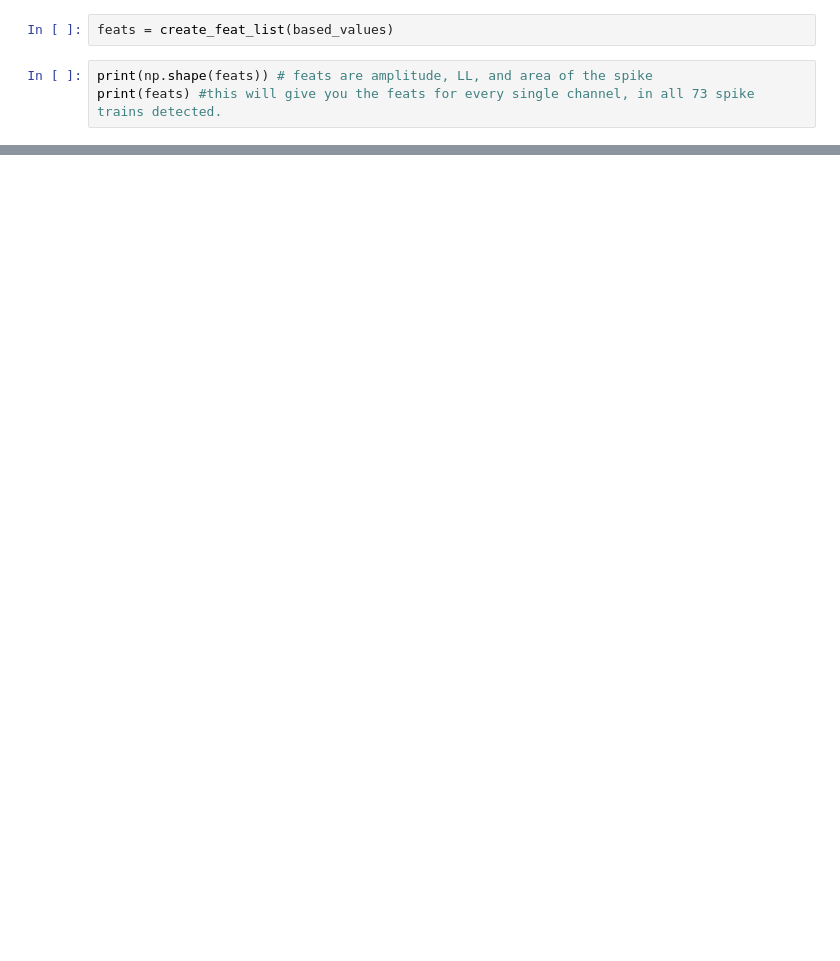
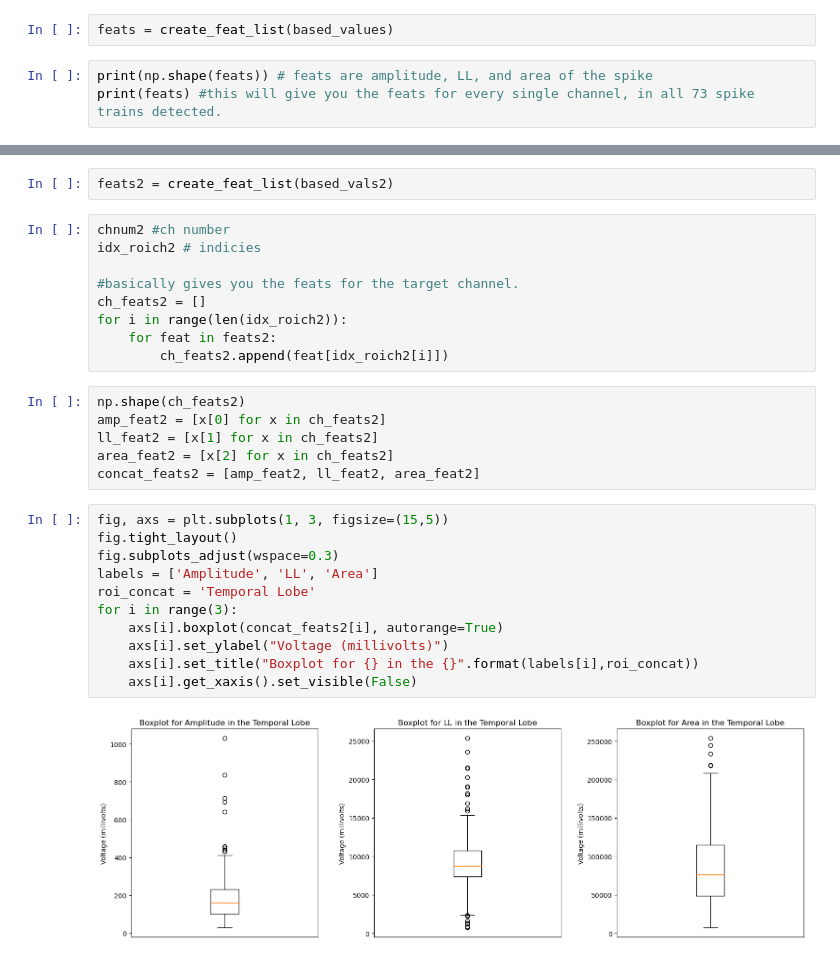
Before and after one commit to carlosaaguila/Interictal_Spike_Analysis, a Jupyter notebook: HUMAN/working_feat_extract_code/spatial_preanalysis.ipynb, the cells around one changed output, grey strips where cells are left out. Cells and saved outputs as stored; diff of their text form; blank space fills up the shorter version.

```diff
--- a/HUMAN/working_feat_extract_code/spatial_preanalysis.ipynb
+++ b/HUMAN/working_feat_extract_code/spatial_preanalysis.ipynb
@@ -237,0 +380,30 @@ for feat in feats:
+# %%
+feats2 = create_feat_list(based_vals2)
+# %%
+chnum2 #ch number
+idx_roich2 # indicies
+
+#basically gives you the feats for the target channel.
+ch_feats2 = []
+for i in range(len(idx_roich2)):
+    for feat in feats2:
+        ch_feats2.append(feat[idx_roich2[i]])
+# %%
+np.shape(ch_feats2)
+amp_feat2 = [x[0] for x in ch_feats2]
+ll_feat2 = [x[1] for x in ch_feats2]
+area_feat2 = [x[2] for x in ch_feats2]
+concat_feats2 = [amp_feat2, ll_feat2, area_feat2]
+# %%
+fig, axs = plt.subplots(1, 3, figsize=(15,5))
+fig.tight_layout()
+fig.subplots_adjust(wspace=0.3)
+labels = ['Amplitude', 'LL', 'Area']
+roi_concat = 'Temporal Lobe'
+for i in range(3):
+    axs[i].boxplot(concat_feats2[i], autorange=True)
+    axs[i].set_ylabel("Voltage (millivolts)")
+    axs[i].set_title("Boxplot for {} in the {}".format(labels[i],roi_concat))
+    axs[i].get_xaxis().set_visible(False)
+# %% [output]
+[figure, added]
```
Also changed, not shown: parts of 15 cells of this notebook, 1 other file.
